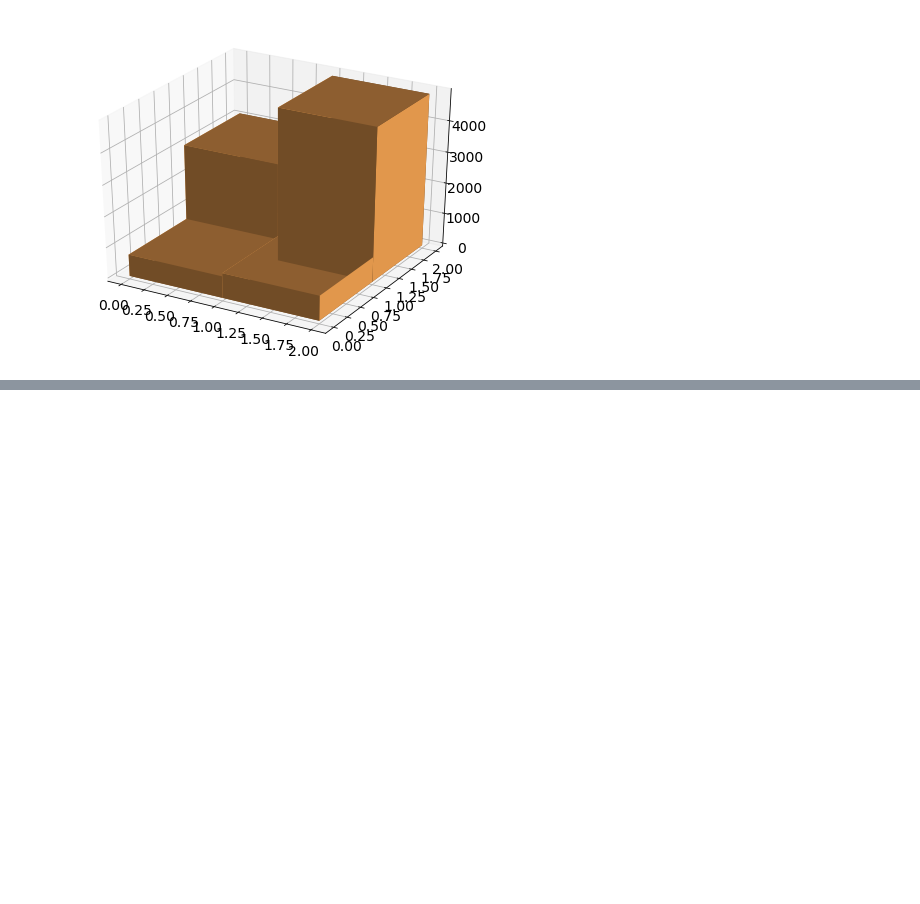
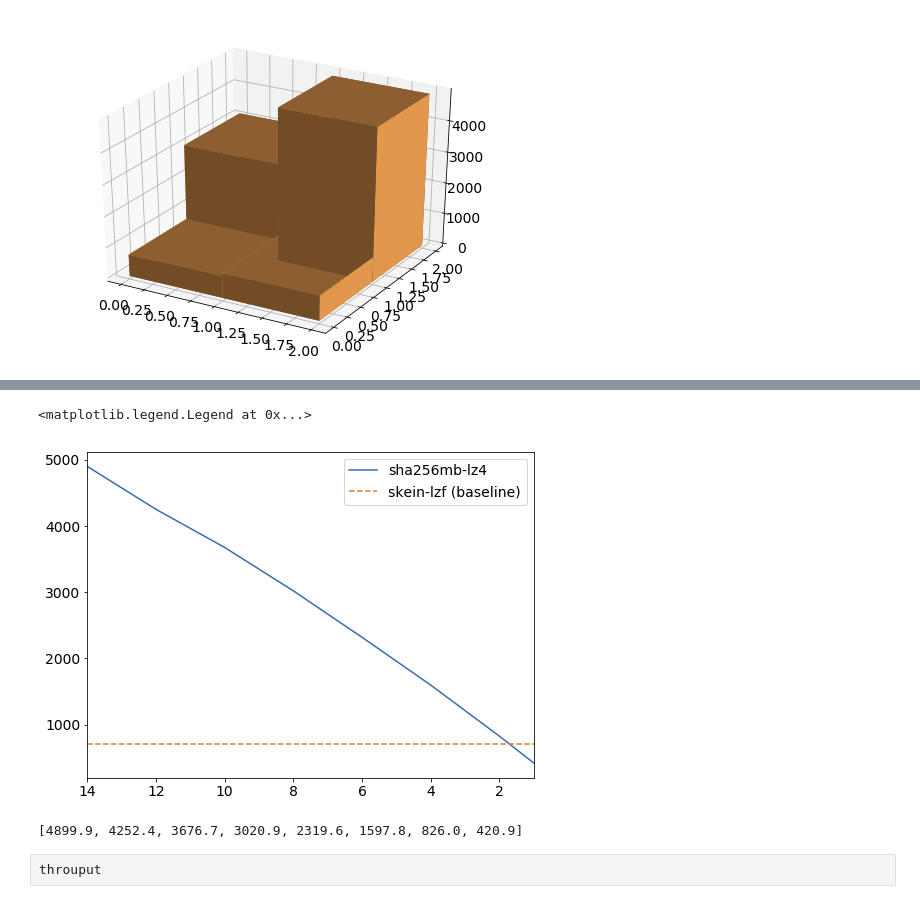
Before and after one commit to ankitkumar93/compute-war, a Jupyter notebook: notebooks/hash-perf.ipynb, the cells around one changed output, grey strips where cells are left out. Saved outputs shown, nothing was run; the diff lists cells and outputs as text; code cells hidden in the pictures; blank space fills up the shorter version.

```diff
--- a/notebooks/hash-perf.ipynb
+++ b/notebooks/hash-perf.ipynb
@@ -269,0 +279,28 @@ array([0, 0, 1, 1])
+# %%
+sha_lz4 = pd.DataFrame(columns=hc_cols)
+
+for s in range(len(hash_file_sufix)):
+    df = pd.read_csv(os.path.join(path, '{}{}{}.{}'.format(
+        prefix, sha, lz4, hash_file_sufix[s])), header=None, sep='|')
+    df.columns = hc_cols
+    for i in range(len(core_vals)):
+        core_vals[i].append(df.throughput[i])
+# %%
+num_of_cores = [14, 12, 10, 8, 6, 4, 2, 1]
+throuput = [np.array(i).mean() for i in core_vals]
+fig, ax = plt.subplots(1, 1, figsize=(8, 6))
+#for i in range(len(num_of_cores)):
+ax.set_xlim(14, 1)
+ax.plot(num_of_cores, throuput, color=line_codes[0])
+ax.plot(num_of_cores, [704.2 for i in num_of_cores], '--', color=line_codes[1])
+ax.legend(('sha256mb-lz4', 'skein-lzf (baseline)'))
+fig.suptitle("")
+# %% [output]
+<matplotlib.legend.Legend at 0x...>
+[figure, added]
+# %%
+[np.array(i).mean() for i in core_vals]
+# %% [output]
+[4899.9, 4252.4, 3676.7, 3020.9, 2319.6, 1597.8, 826.0, 420.9]
+# %% [raw]
+throuput
```
Also changed, not shown: parts of 5 cells of this notebook, 2 other files.
